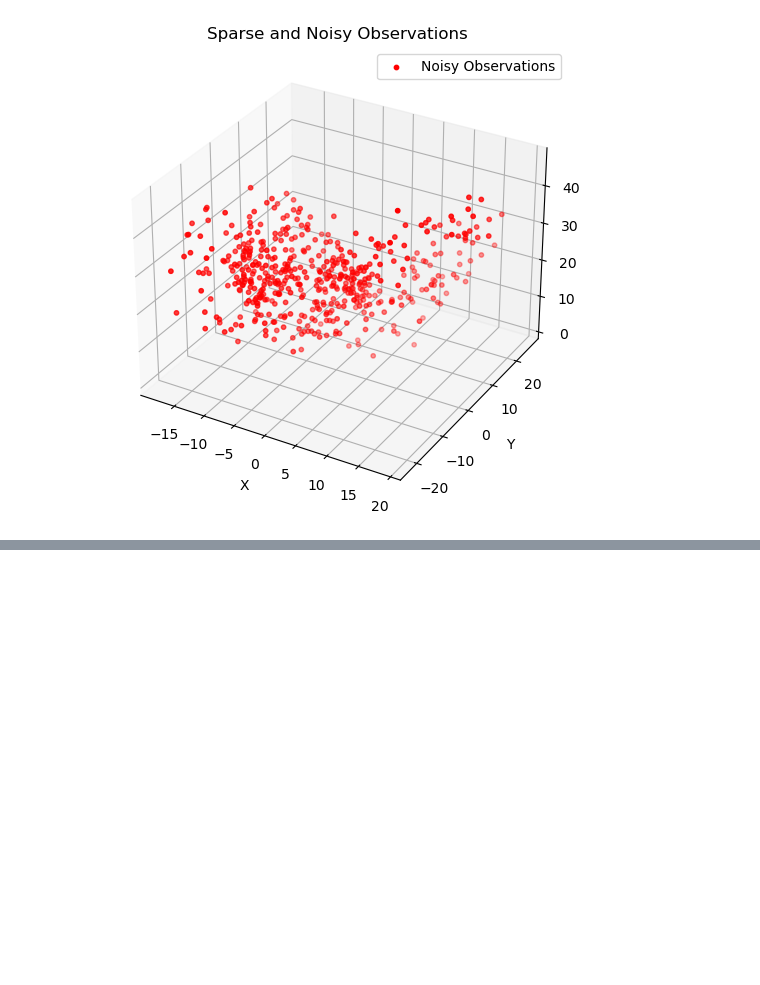
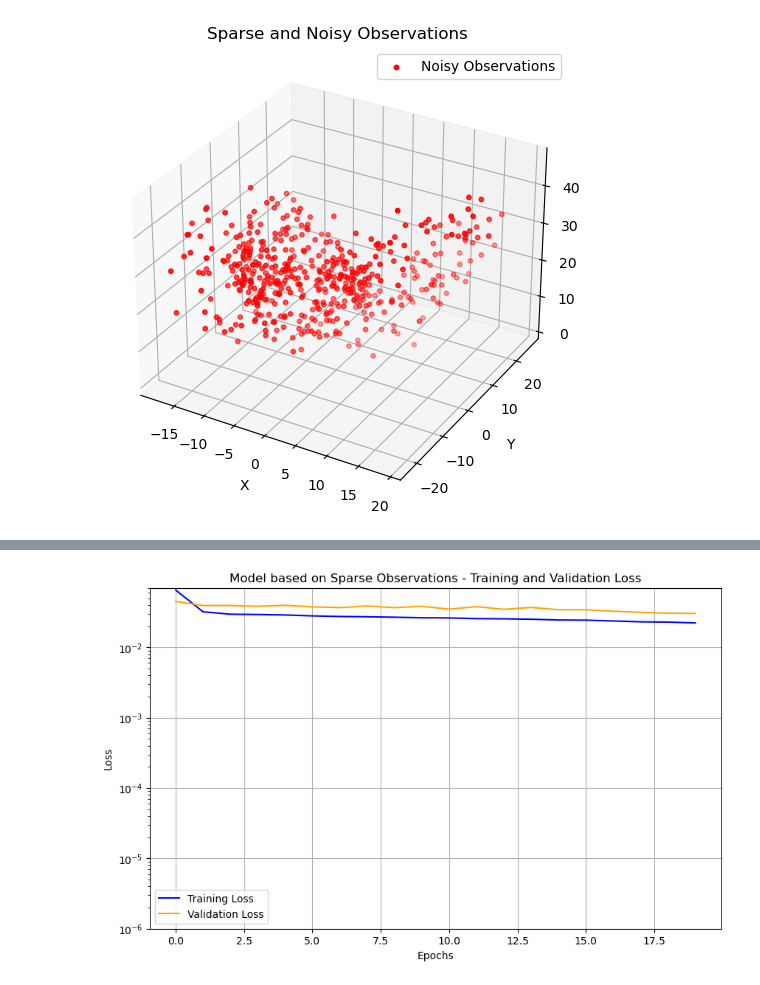
Before and after one commit to isabellaascione/toy_ml_examples, a Jupyter notebook: lorenz/lorenz.ipynb, the cells around one changed output, grey strips where cells are left out. Cells and saved outputs as stored; diff of their text form; code cells hidden in the pictures; blank space fills up the shorter version.

```diff
--- a/lorenz/lorenz.ipynb
+++ b/lorenz/lorenz.ipynb
@@ -325,0 +196,11 @@ Noisy Observations-only model - MAE: 12.6101, R²: -3.0106, Explained Variance:
+# %%
+from sklearn.model_selection import train_test_split
+
+# Split data into training, validation, and test sets
+def split_data(X, y, train_ratio=0.7, val_ratio=0.15):
+    train_size = int(len(X) * train_ratio)
+    val_size = int(len(X) * val_ratio)
+    X_train, y_train = X[:train_size], y[:train_size]
+    X_val, y_val = X[train_size:train_size + val_size], y[train_size:train_size + val_size]
+    X_test, y_test = X[train_size + val_size:], y[train_size + val_size:]
+    return (X_train, y_train), (X_val, y_val), (X_test, y_test)
@@ -325,0 +217,10 @@ Noisy Observations-only model - MAE: 12.6101, R²: -3.0106, Explained Variance:
+# %%
+# Model based on observations only
+# Prepare datasets for training
+X_obs, y_obs = create_sequences(observations_scaled, sequence_length)
+# Split the datasets
+(X_obs_train, y_obs_train), (X_obs_val, y_obs_val), (X_obs_test, y_obs_test) = split_data(X_obs, y_obs)
+# Train the model using only observations
+print("Training model with only observations...")
+model_obs = build_lstm_model((sequence_length, 3))
+history_obs = model_obs.fit(X_obs_train, y_obs_train, validation_data=(X_obs_val, y_obs_val), epochs=20, batch_size=32, verbose=1)
@@ -325,0 +316,15 @@ Noisy Observations-only model - MAE: 12.6101, R²: -3.0106, Explained Variance:
+# %%
+# Plot the loss function for the model trained on sparse observations
+plt.figure(figsize=(10, 6))
+plt.plot(history_obs.history['loss'], label='Training Loss', color='blue')
+plt.plot(history_obs.history['val_loss'], label='Validation Loss', color='orange')
+plt.title('Model based on Sparse Observations - Training and Validation Loss')
+plt.xlabel('Epochs')
+plt.ylabel('Loss')
+plt.yscale('log')
+plt.ylim(1e-6, 7e-2)  # Adjusted consistent y-axis range for log scale
+plt.legend()
+plt.grid(True)
+plt.show()
+# %% [output]
+[figure, added]
```
Also changed, not shown: parts of 33 cells of this notebook.
